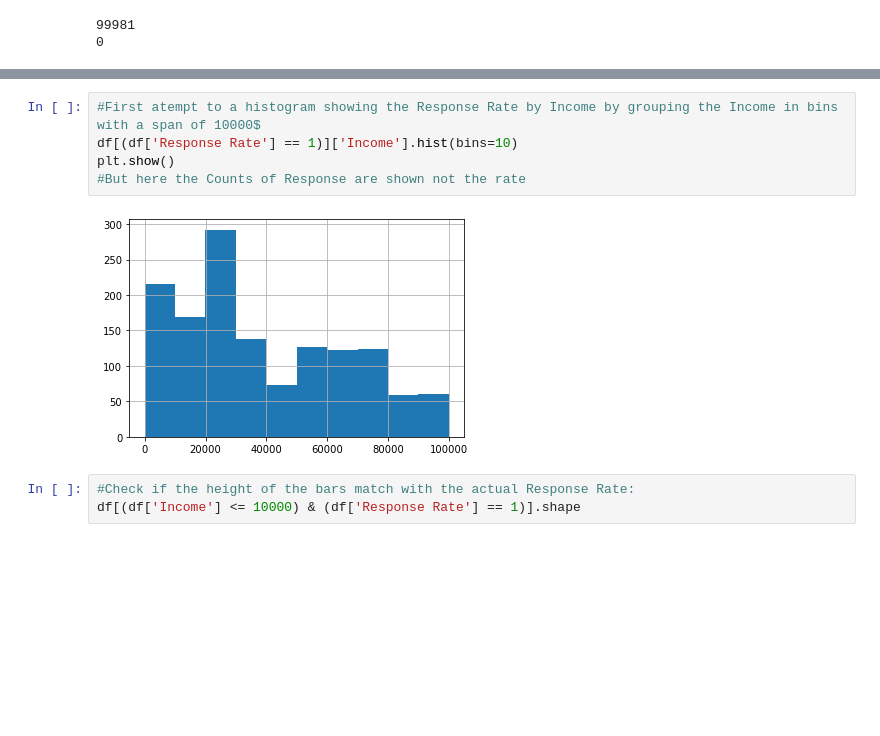
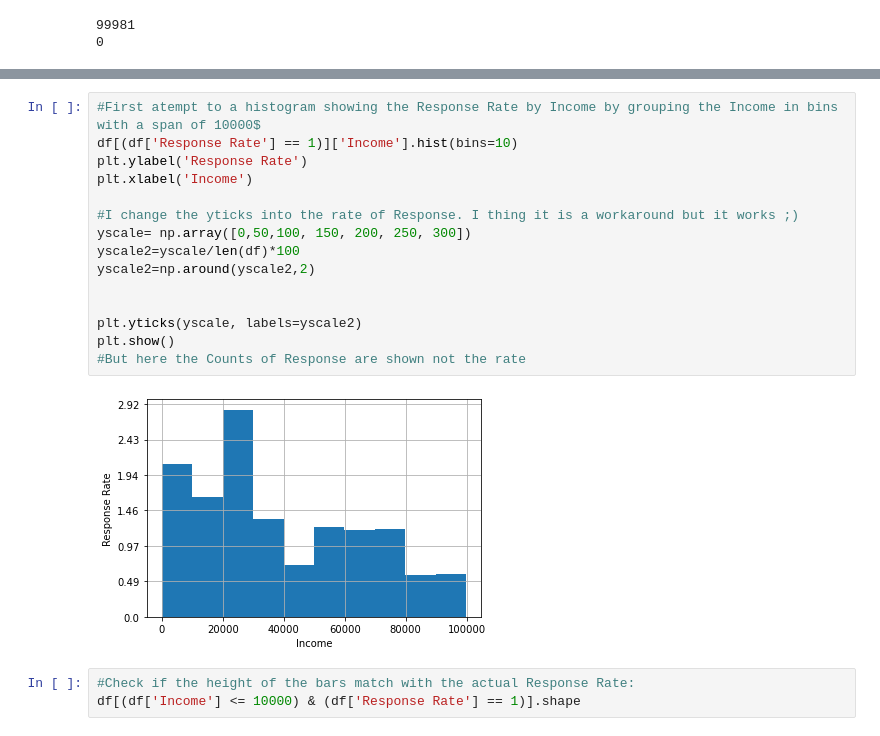
Before and after one commit to RebeccaSaalfeld/lab-customer-analysis-round-2, a Jupyter notebook: Customer Analysis Round 2.ipynb, the cells around one changed output, grey strips where cells are left out. Cells and saved outputs as stored; diff of their text form; blank space fills up the shorter version.

```diff
--- a/Customer Analysis Round 2.ipynb
+++ b/Customer Analysis Round 2.ipynb
@@ -378,10 +372,20 @@ len(df)
 # %%
 #First atempt to a histogram showing the Response Rate by Income by grouping the Income in bins with a span of 10000$
 df[(df['Response Rate'] == 1)]['Income'].hist(bins=10)
+plt.ylabel('Response Rate')
+plt.xlabel('Income')
+
+#I change the yticks into the rate of Response. I thing it is a workaround but it works ;)
+yscale= np.array([0,50,100, 150, 200, 250, 300])
+yscale2=yscale/len(df)*100
+yscale2=np.around(yscale2,2)
+
+
+plt.yticks(yscale, labels=yscale2)
 plt.show()
 #But here the Counts of Response are shown not the rate
 # %% [output]
-[figure, old version]
+[figure, new version]
 # %%
 #Check if the height of the bars match with the actual Response Rate:
 df[(df['Income'] <= 10000) & (df['Response Rate'] == 1)].shape
```
Also changed, not shown: parts of 20 cells of this notebook, 1 other file.
